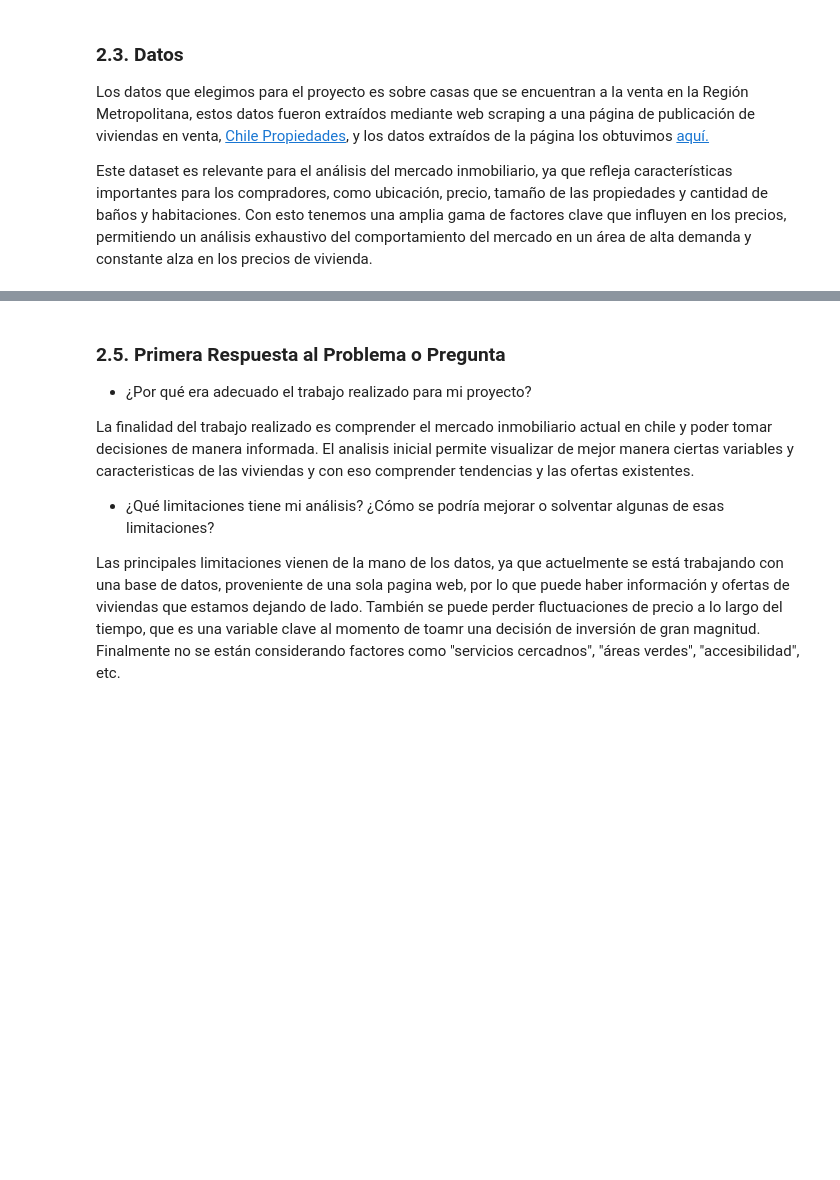
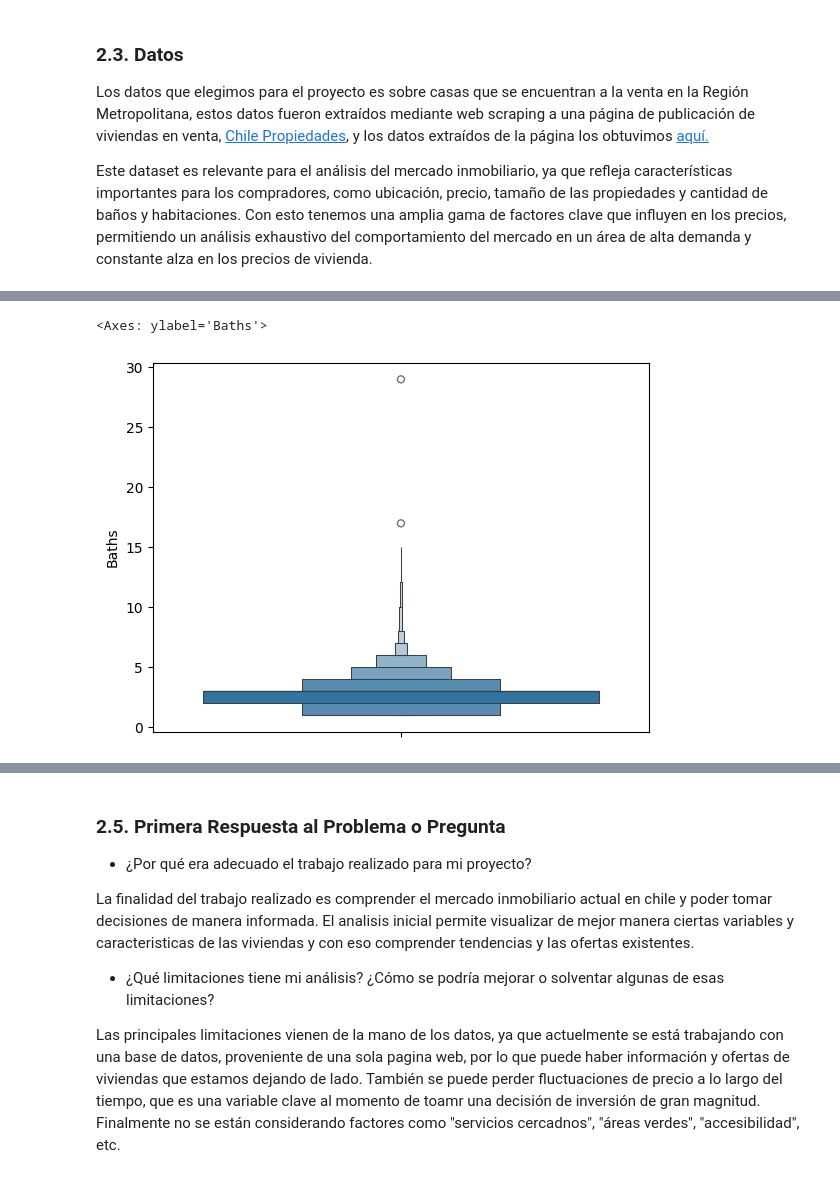
Before and after one commit to cristobalstrange/ProyectoIIC2433, a Jupyter notebook: Entrega2-mineria.ipynb, the cells around one changed output, grey strips where cells are left out. Cells and saved outputs as stored; diff of their text form; code cells hidden in the pictures; blank space fills up the shorter version.

```diff
--- a/Entrega2-mineria.ipynb
+++ b/Entrega2-mineria.ipynb
@@ -26,0 +72,5 @@ Este dataset es relevante para el análisis del mercado inmobiliario, ya que ref
+# %%
+sns.boxenplot(df["Baths"])
+# %% [output]
+<Axes: ylabel='Baths'>
+[figure, added]
```
Also changed, not shown: parts of 9 cells of this notebook.
